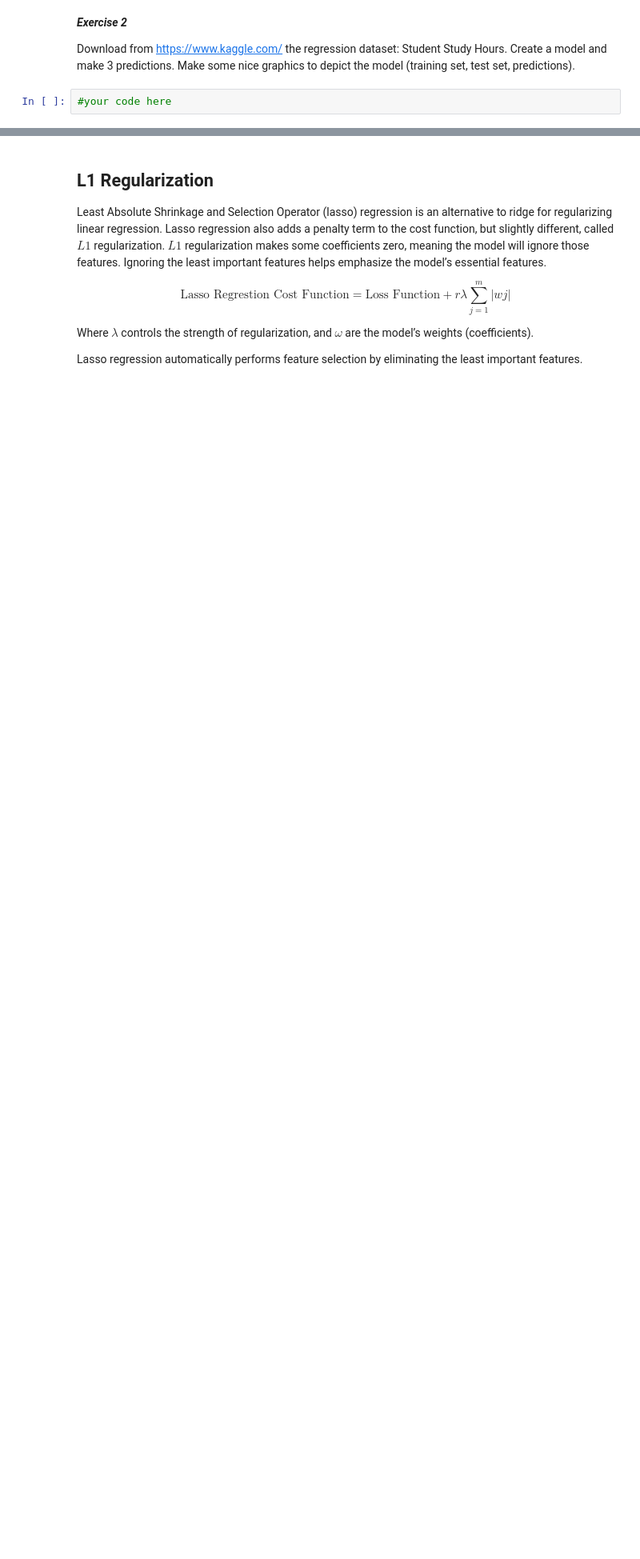
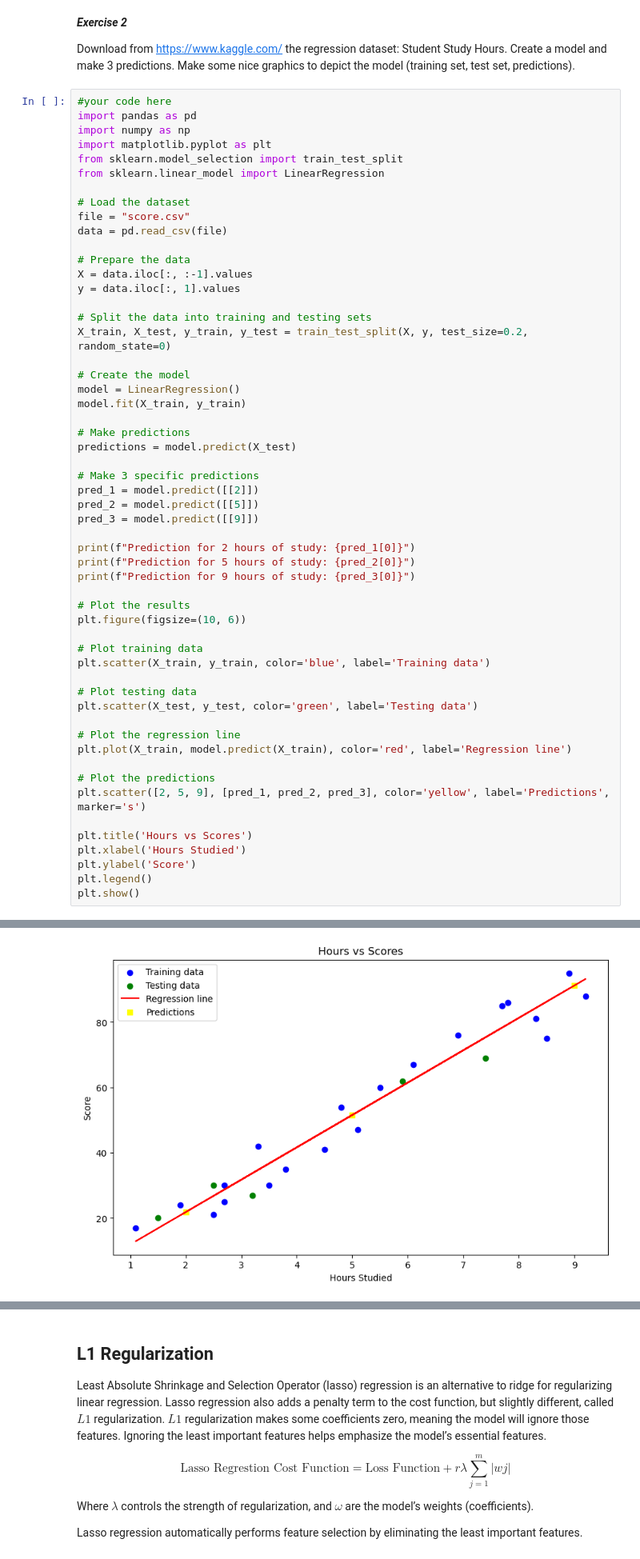
Before and after one commit to alexapvl/Babes-Bolyai-University, a Jupyter notebook: Semester4/AI/Lab/Lab2/AI_lab2_2024.ipynb, the cells around one changed output, grey strips where cells are left out. Shown: that part at 80% size. Cells and saved outputs as stored; diff of their text form; blank space fills up the shorter version.

```diff
--- a/Semester4/AI/Lab/Lab2/AI_lab2_2024.ipynb
+++ b/Semester4/AI/Lab/Lab2/AI_lab2_2024.ipynb
@@ -685,3 +663,57 @@ ax_scat.set_ylabel(r'$y$');
 Download from https://www.kaggle.com/ the regression dataset: Student Study Hours. Create a model and make 3 predictions. Make some nice graphics to depict the model (training set, test set, predictions).
 # %%
 #your code here
+import pandas as pd
+import numpy as np
+import matplotlib.pyplot as plt
+from sklearn.model_selection import train_test_split
+from sklearn.linear_model import LinearRegression
+
+# Load the dataset
+file = "score.csv"
+data = pd.read_csv(file)
+
+# Prepare the data
+X = data.iloc[:, :-1].values
+y = data.iloc[:, 1].values
+
+# Split the data into training and testing sets
+X_train, X_test, y_train, y_test = train_test_split(X, y, test_size=0.2, random_state=0)
+
+# Create the model
+model = LinearRegression()
+model.fit(X_train, y_train)
+
+# Make predictions
+predictions = model.predict(X_test)
+
+# Make 3 specific predictions
+pred_1 = model.predict([[2]])
+pred_2 = model.predict([[5]])
+pred_3 = model.predict([[9]])
+
+print(f"Prediction for 2 hours of study: {pred_1[0]}")
+print(f"Prediction for 5 hours of study: {pred_2[0]}")
+print(f"Prediction for 9 hours of study: {pred_3[0]}")
+
+# Plot the results
+plt.figure(figsize=(10, 6))
+
+# Plot training data
+plt.scatter(X_train, y_train, color='blue', label='Training data')
+
+# Plot testing data
+plt.scatter(X_test, y_test, color='green', label='Testing data')
+
+# Plot the regression line
+plt.plot(X_train, model.predict(X_train), color='red', label='Regression line')
+
+# Plot the predictions
+plt.scatter([2, 5, 9], [pred_1, pred_2, pred_3], color='yellow', label='Predictions', marker='s')
+
+plt.title('Hours vs Scores')
+plt.xlabel('Hours Studied')
+plt.ylabel('Score')
+plt.legend()
+plt.show()
+# %% [output]
@@ -688,3 +723,4 @@ Download from https://www.kaggle.com/ the regression dataset: Student Study Hour
+[figure, added]
 # %% [markdown]
 # Section 3. Regularization
 
```
Also changed, not shown: parts of 13 cells of this notebook, 1 other file.
